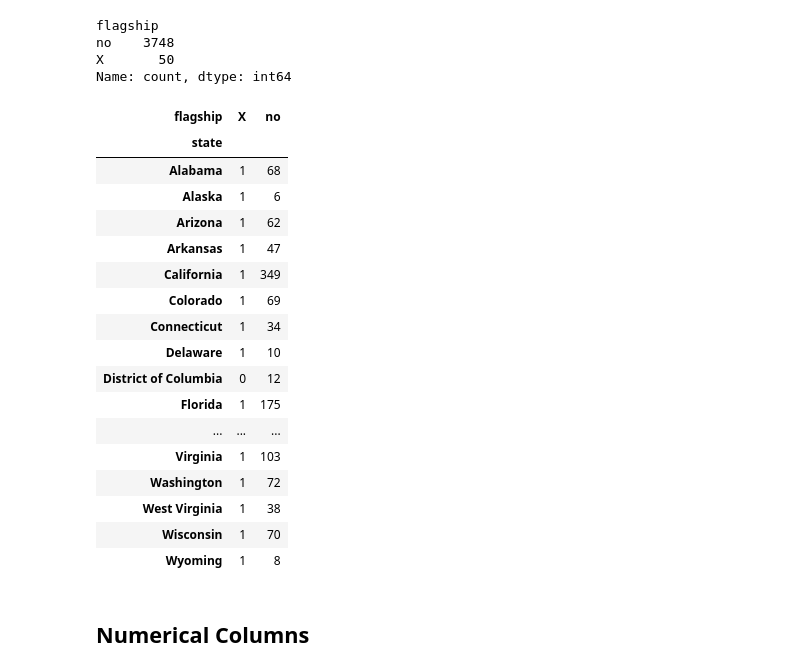
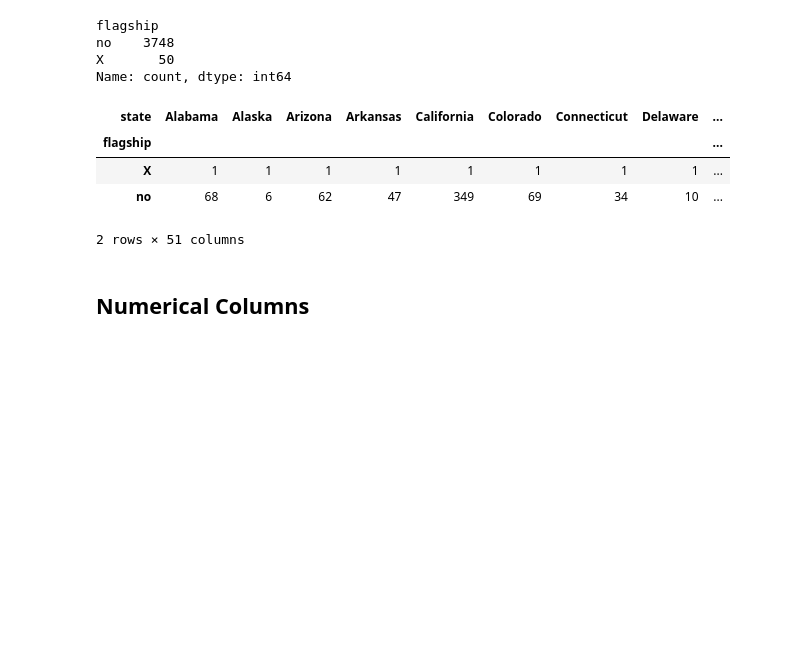
Before and after one commit to PM696/SpringboardBootCamp_DataScience, a Jupyter notebook: HigherEd_Awards_Capstone_Project/HigherEd_Awards_EDA.ipynb, the cells around one changed output. Cells and saved outputs as stored; diff of their text form; code cells hidden in the pictures; blank space fills up the shorter version.

```diff
--- a/HigherEd_Awards_Capstone_Project/HigherEd_Awards_EDA.ipynb
+++ b/HigherEd_Awards_Capstone_Project/HigherEd_Awards_EDA.ipynb
@@ -296,26 +314,13 @@ no    3748
 X       50
 Name: count, dtype: int64
 # %%
-df.groupby('state')['flagship'].value_counts().unstack(fill_value=0)
+df.groupby('state')['flagship'].value_counts().unstack(fill_value=0).T
 # %% [output]
-| flagship | X | no |
-| state |  |  |
-| Alabama | 1 | 68 |
-| Alaska | 1 | 6 |
-| Arizona | 1 | 62 |
-| Arkansas | 1 | 47 |
-| California | 1 | 349 |
-| Colorado | 1 | 69 |
-| Connecticut | 1 | 34 |
-| Delaware | 1 | 10 |
-| District of Columbia | 0 | 12 |
-| Florida | 1 | 175 |
-| ... | ... | ... |
-| Virginia | 1 | 103 |
-| Washington | 1 | 72 |
-| West Virginia | 1 | 38 |
-| Wisconsin | 1 | 70 |
-| Wyoming | 1 | 8 |
+| state | Alabama | Alaska | Arizona | Arkansas | California | Colorado | Connecticut | Delaware | ... |
+| flagship |  |  |  |  |  |  |  |  | ... |
+| X | 1 | 1 | 1 | 1 | 1 | 1 | 1 | 1 | ... |
+| no | 68 | 6 | 62 | 47 | 349 | 69 | 34 | 10 | ... |
+2 rows × 51 columns
 # %% [markdown]
 ## Numerical Columns
 # %%
```
Also changed, not shown: parts of 20 cells of this notebook.
